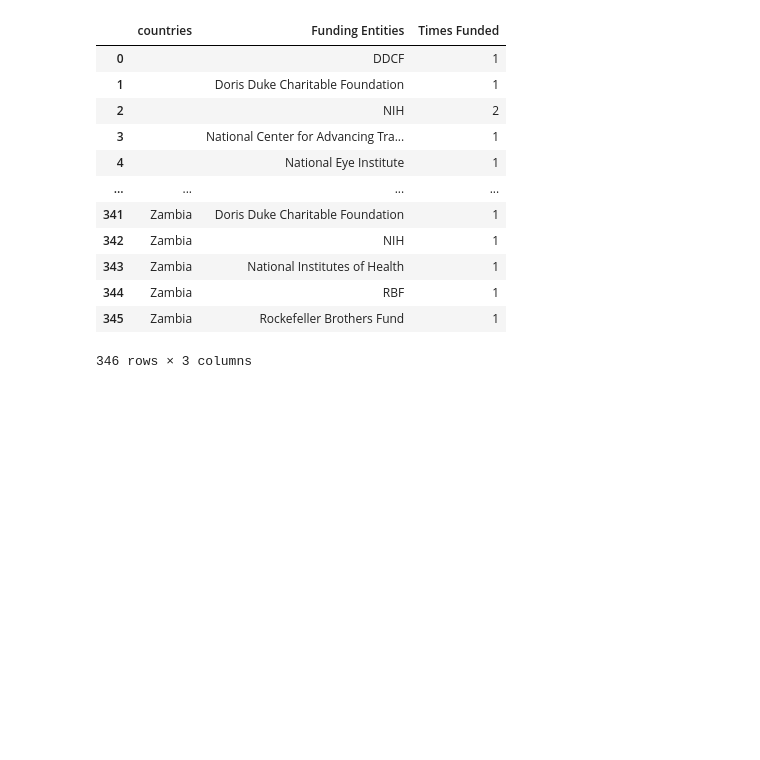
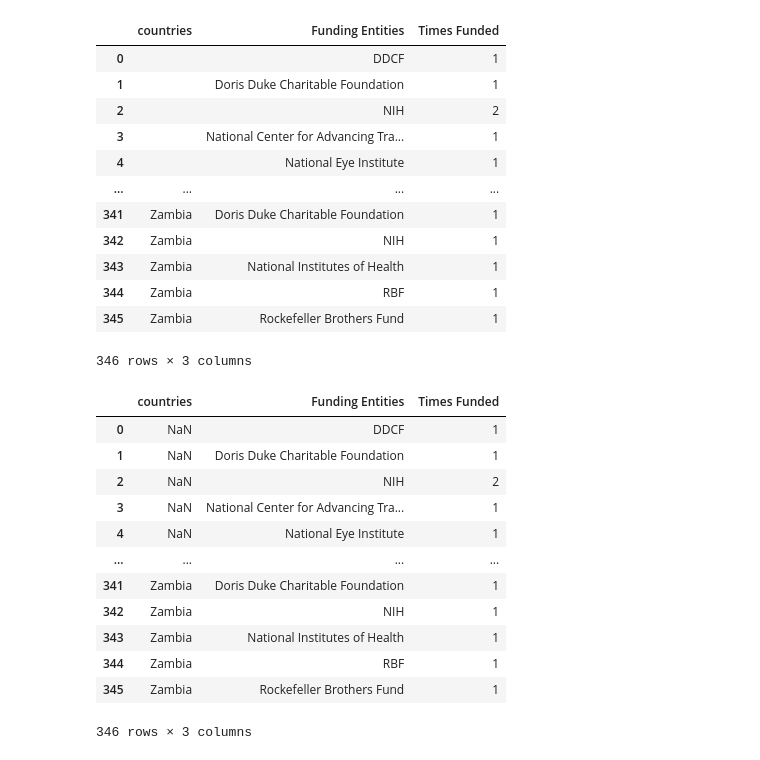
Before and after one commit to msherrif04/OphthoViz, a Jupyter notebook: notebooks/visualizations.ipynb, the cells around one changed output. Cells and saved outputs as stored; diff of their text form; code cells hidden in the pictures; blank space fills up the shorter version.

```diff
--- a/notebooks/visualizations.ipynb
+++ b/notebooks/visualizations.ipynb
@@ -722,3 +712,20 @@ df.to_csv('../data/processed/funding_treemap_df.csv')
+# %%
+df = pd.read_csv('../data/processed/funding_treemap_df.csv',index_col= 0)
+df
+# %% [output]
+|  | countries | Funding Entities | Times Funded |
+| 0 | NaN | DDCF | 1 |
+| 1 | NaN | Doris Duke Charitable Foundation | 1 |
+| 2 | NaN | NIH | 2 |
+| 3 | NaN | National Center for Advancing Tra... | 1 |
+| 4 | NaN | National Eye Institute | 1 |
+| ... | ... | ... | ... |
+| 341 | Zambia | Doris Duke Charitable Foundation | 1 |
+| 342 | Zambia | NIH | 1 |
+| 343 | Zambia | National Institutes of Health | 1 |
+| 344 | Zambia | RBF | 1 |
+| 345 | Zambia | Rockefeller Brothers Fund | 1 |
+346 rows × 3 columns
 # %%
 fig = px.treemap(df, path= ['countries', 'Funding Entities'], values = 'Times Funded',color='Times Funded', color_continuous_scale='Blues')
 fig.show()
```
Also changed, not shown: parts of 16 cells of this notebook, 5 other files.
